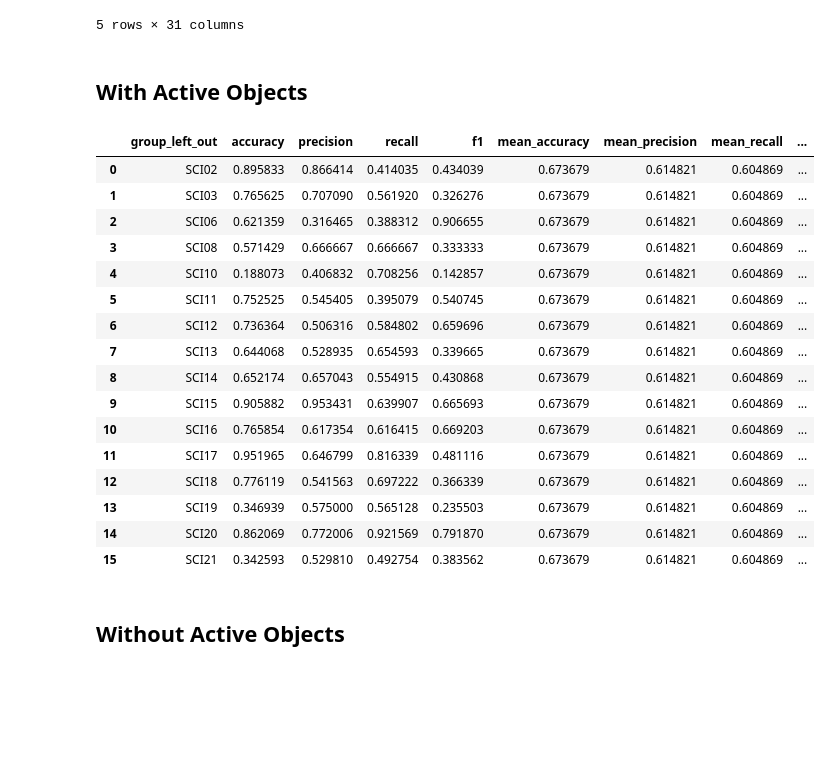
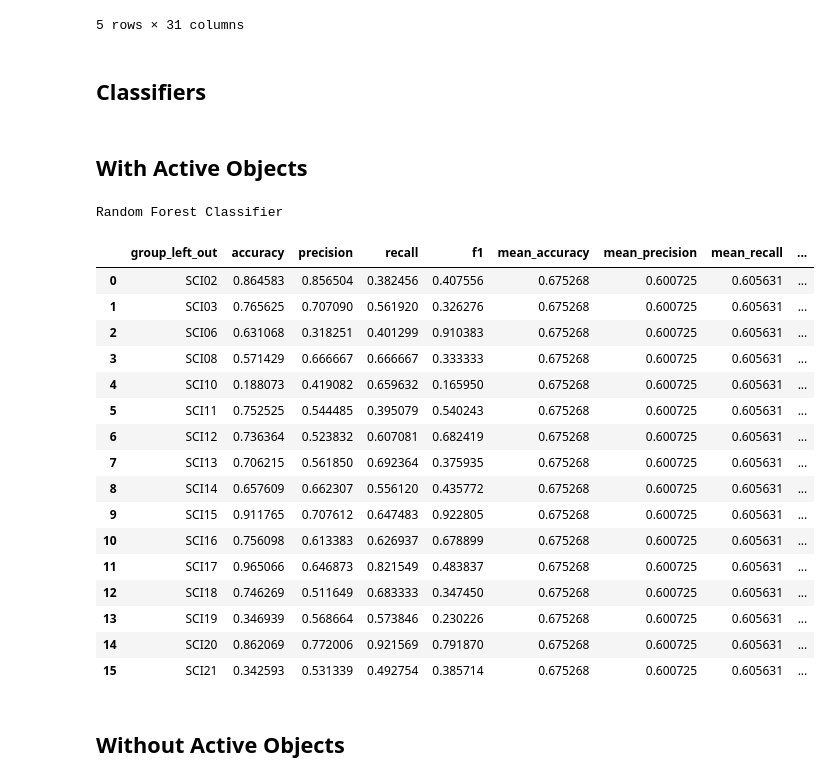
Before and after one commit to adeshkadambi/EgoVizML, a Jupyter notebook: analysis/adl_recognition_counts.ipynb, the cells around one changed output. Saved outputs shown, nothing was run; the diff lists cells and outputs as text; code cells hidden in the pictures; blank space fills up the shorter version.

Commit message:
trained multiple models

```diff
--- a/analysis/adl_recognition_counts.ipynb
+++ b/analysis/adl_recognition_counts.ipynb
@@ -76,6 +79,23 @@ df_no_active = grouped_counts_df.drop(columns=[col for col in grouped_counts_df.
 | 3 | SCI02-1--12 | meal-preparation-cleanup | 0.0 | 0.0 | 8.0 | 3.0 | ... |
 | 4 | SCI02-1--2 | meal-preparation-cleanup | 10.0 | 4.0 | 6.0 | 2.0 | ... |
 5 rows × 31 columns
+# %% [markdown]
+## Classifiers
+# %%
+from sklearn.ensemble import RandomForestClassifier, GradientBoostingClassifier, AdaBoostClassifier, StackingClassifier
+from sklearn.linear_model import LogisticRegression
+
+# Random Forest Classifier
+rf_clf = RandomForestClassifier(n_estimators=500, random_state=SEED)
+
+# Gradient Boosting Classifier
+gb_clf = GradientBoostingClassifier(n_estimators=500, random_state=SEED)
+
+# AdaBoost Classifier
+ada_clf = AdaBoostClassifier(n_estimators=500, random_state=SEED)
+
+# Stacking Classifier
+stack_clf = StackingClassifier(estimators=[('rf', rf_clf), ('gb', gb_clf), ('ada', ada_clf)], final_estimator=LogisticRegression(random_state=SEED), n_jobs=-1)
 # %% [markdown]
 ## With Active Objects
 # %%
@@ -83,25 +103,34 @@ X = grouped_counts_df.drop(['adl', 'video'], axis=1)
 y = grouped_counts_df['adl']
 groups = grouped_counts_df['video'].str[:5]
 
-active = ev.leave_one_group_out_cv(grouped_counts_df, X, y, groups, RandomForestClassifier(n_estimators=300, random_state=SEED)); active
+# try all classifiers
+rf_active = ev.leave_one_group_out_cv(grouped_counts_df, X, y, groups, rf_clf)
+gb_active = ev.leave_one_group_out_cv(grouped_counts_df, X, y, groups, gb_clf)
+ada_active = ev.leave_one_group_out_cv(grouped_counts_df, X, y, groups, ada_clf)
+stack_active = ev.leave_one_group_out_cv(grouped_counts_df, X, y, groups, stack_clf)
-# %% [output]
-|  | group_left_out | accuracy | precision | recall | f1 | mean_accuracy | mean_precision | mean_recall | ... |
-| 0 | SCI02 | 0.895833 | 0.866414 | 0.414035 | 0.434039 | 0.673679 | 0.614821 | 0.604869 | ... |
-| 1 | SCI03 | 0.765625 | 0.707090 | 0.561920 | 0.326276 | 0.673679 | 0.614821 | 0.604869 | ... |
-| 2 | SCI06 | 0.621359 | 0.316465 | 0.388312 | 0.906655 | 0.673679 | 0.614821 | 0.604869 | ... |
-| 3 | SCI08 | 0.571429 | 0.666667 | 0.666667 | 0.333333 | 0.673679 | 0.614821 | 0.604869 | ... |
-| 4 | SCI10 | 0.188073 | 0.406832 | 0.708256 | 0.142857 | 0.673679 | 0.614821 | 0.604869 | ... |
-| 5 | SCI11 | 0.752525 | 0.545405 | 0.395079 | 0.540745 | 0.673679 | 0.614821 | 0.604869 | ... |
-| 6 | SCI12 | 0.736364 | 0.506316 | 0.584802 | 0.659696 | 0.673679 | 0.614821 | 0.604869 | ... |
-| 7 | SCI13 | 0.644068 | 0.528935 | 0.654593 | 0.339665 | 0.673679 | 0.614821 | 0.604869 | ... |
-| 8 | SCI14 | 0.652174 | 0.657043 | 0.554915 | 0.430868 | 0.673679 | 0.614821 | 0.604869 | ... |
-| 9 | SCI15 | 0.905882 | 0.953431 | 0.639907 | 0.665693 | 0.673679 | 0.614821 | 0.604869 | ... |
-| 10 | SCI16 | 0.765854 | 0.617354 | 0.616415 | 0.669203 | 0.673679 | 0.614821 | 0.604869 | ... |
-| 11 | SCI17 | 0.951965 | 0.646799 | 0.816339 | 0.481116 | 0.673679 | 0.614821 | 0.604869 | ... |
-| 12 | SCI18 | 0.776119 | 0.541563 | 0.697222 | 0.366339 | 0.673679 | 0.614821 | 0.604869 | ... |
-| 13 | SCI19 | 0.346939 | 0.575000 | 0.565128 | 0.235503 | 0.673679 | 0.614821 | 0.604869 | ... |
-| 14 | SCI20 | 0.862069 | 0.772006 | 0.921569 | 0.791870 | 0.673679 | 0.614821 | 0.604869 | ... |
-| 15 | SCI21 | 0.342593 | 0.529810 | 0.492754 | 0.383562 | 0.673679 | 0.614821 | 0.604869 | ... |
+# %%
+# print results for each classifier
+print('Random Forest Classifier')
+rf_active
+# %% [output]
+Random Forest Classifier
+|  | group_left_out | accuracy | precision | recall | f1 | mean_accuracy | mean_precision | mean_recall | ... |
+| 0 | SCI02 | 0.864583 | 0.856504 | 0.382456 | 0.407556 | 0.675268 | 0.600725 | 0.605631 | ... |
+| 1 | SCI03 | 0.765625 | 0.707090 | 0.561920 | 0.326276 | 0.675268 | 0.600725 | 0.605631 | ... |
+| 2 | SCI06 | 0.631068 | 0.318251 | 0.401299 | 0.910383 | 0.675268 | 0.600725 | 0.605631 | ... |
+| 3 | SCI08 | 0.571429 | 0.666667 | 0.666667 | 0.333333 | 0.675268 | 0.600725 | 0.605631 | ... |
+| 4 | SCI10 | 0.188073 | 0.419082 | 0.659632 | 0.165950 | 0.675268 | 0.600725 | 0.605631 | ... |
+| 5 | SCI11 | 0.752525 | 0.544485 | 0.395079 | 0.540243 | 0.675268 | 0.600725 | 0.605631 | ... |
+| 6 | SCI12 | 0.736364 | 0.523832 | 0.607081 | 0.682419 | 0.675268 | 0.600725 | 0.605631 | ... |
+| 7 | SCI13 | 0.706215 | 0.561850 | 0.692364 | 0.375935 | 0.675268 | 0.600725 | 0.605631 | ... |
+| 8 | SCI14 | 0.657609 | 0.662307 | 0.556120 | 0.435772 | 0.675268 | 0.600725 | 0.605631 | ... |
+| 9 | SCI15 | 0.911765 | 0.707612 | 0.647483 | 0.922805 | 0.675268 | 0.600725 | 0.605631 | ... |
+| 10 | SCI16 | 0.756098 | 0.613383 | 0.626937 | 0.678899 | 0.675268 | 0.600725 | 0.605631 | ... |
+| 11 | SCI17 | 0.965066 | 0.646873 | 0.821549 | 0.483837 | 0.675268 | 0.600725 | 0.605631 | ... |
+| 12 | SCI18 | 0.746269 | 0.511649 | 0.683333 | 0.347450 | 0.675268 | 0.600725 | 0.605631 | ... |
+| 13 | SCI19 | 0.346939 | 0.568664 | 0.573846 | 0.230226 | 0.675268 | 0.600725 | 0.605631 | ... |
+| 14 | SCI20 | 0.862069 | 0.772006 | 0.921569 | 0.791870 | 0.675268 | 0.600725 | 0.605631 | ... |
+| 15 | SCI21 | 0.342593 | 0.531339 | 0.492754 | 0.385714 | 0.675268 | 0.600725 | 0.605631 | ... |
 # %% [markdown]
 ## Without Active Objects
 # %%
```
Also changed, not shown: parts of 6 cells of this notebook, 3 other files.
